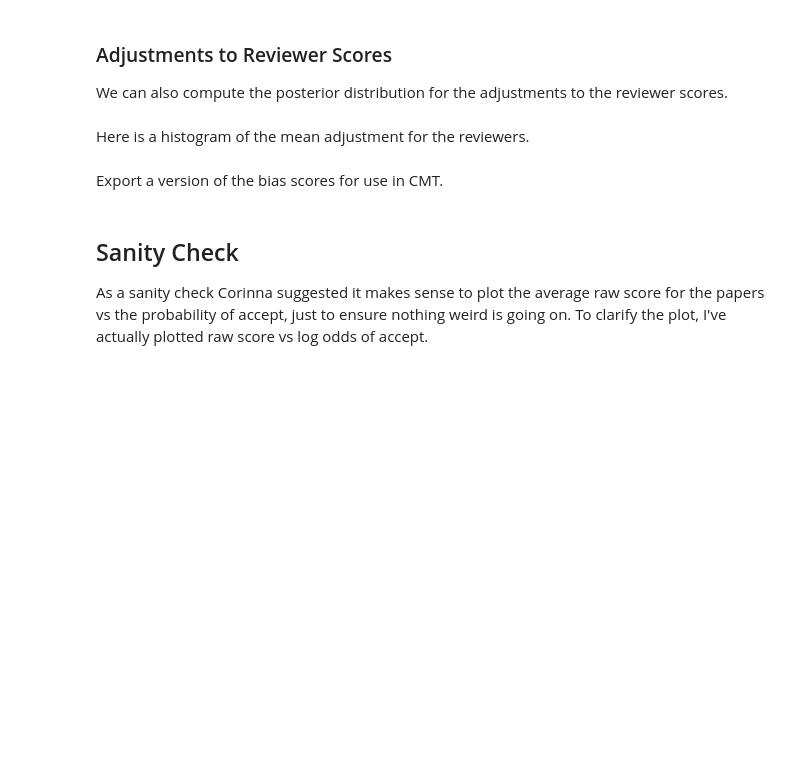
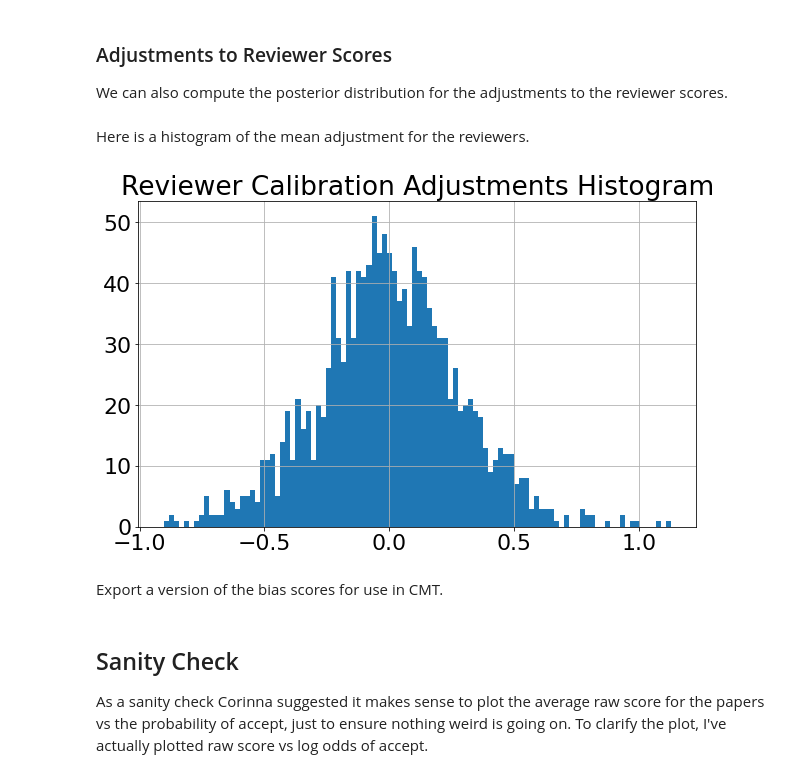
Before and after one commit to sods/neurips2014, a Jupyter notebook: Reviewer Calibration.ipynb, the cells around one changed output. Drawn from its saved outputs; the diff is of its cells as text; code cells hidden in the pictures; blank space fills up the shorter version.

```diff
--- a/Reviewer Calibration.ipynb
+++ b/Reviewer Calibration.ipynb
@@ -200,8 +223,11 @@ reviewer_bias_std = pd.Series(np.dot(np.diag(1./X2.sum(0)), np.dot(X2.T, np.sqrt
 # %% [markdown]
 Here is a histogram of the mean adjustment for the reviewers.
 # %%
-reviewer_bias.hist(bins=100)
-plt.title('Reviewer Calibration Adjustments Histogram')
+fig, ax = plt.subplots(figsize=plot.big_wide_figsize)
+reviewer_bias.hist(bins=100, ax=ax)
+_ = ax.set_title('Reviewer Calibration Adjustments Histogram')
+# %% [output]
+[figure, added]
 # %% [markdown]
 Export a version of the bias scores for use in CMT.
 # %%
```
Also changed, not shown: parts of 23 cells of this notebook, 4 other files.
